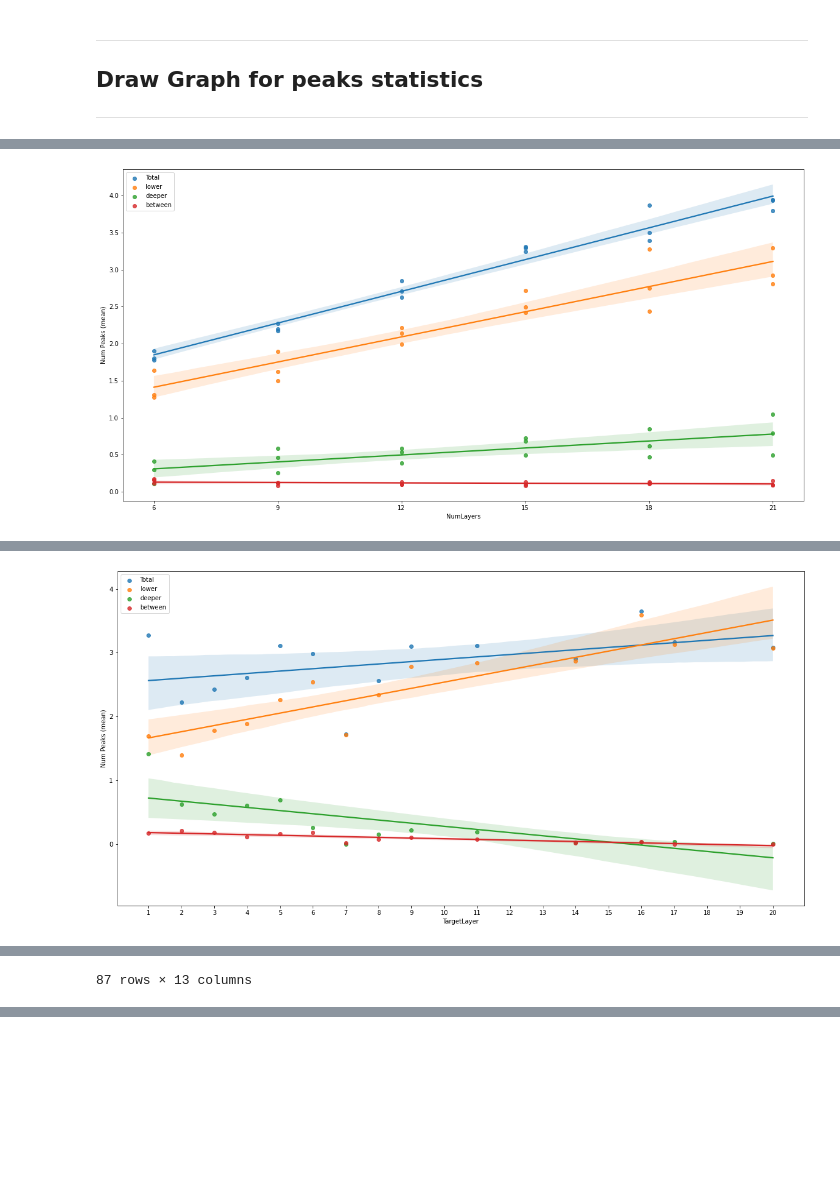
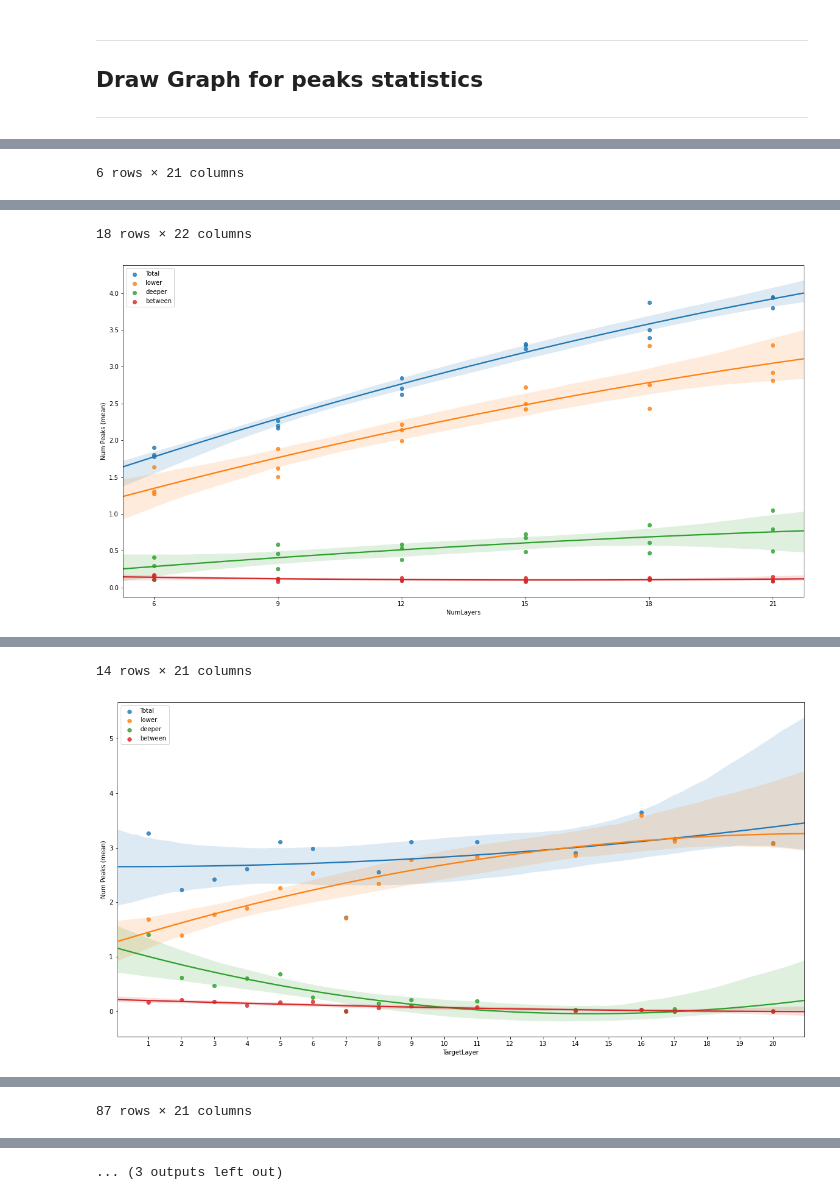
Before and after one commit to visualengineers/reflex-avi2022-results, a Jupyter notebook: code/details.ipynb, the cells around one changed output, grey strips where cells are left out. Cells and saved outputs as stored; diff of their text form; code cells hidden in the pictures; blank space fills up the shorter version.

Commit message:
feature: depth layer distribution
Former-commit-id: b3ce0cdb4b06162d68c789479854818cd14def94

```diff
--- a/code/details.ipynb
+++ b/code/details.ipynb
@@ -461,16 +462,16 @@ savePeaks(result_all)
 peaks = loadPeaks()
 
 # group by layers only
-grouped_layers = peaks.groupby(["NumLayers"])[["Peaks_Total", "Peaks_lower", "Peaks_deeper", "Peaks_between"]].agg(["sum", "count", "mean"]).reset_index()
+grouped_layers = peaks.groupby(["NumLayers"])[["Peaks_Total", "Peaks_lower", "Peaks_deeper", "Peaks_between"]].agg(["sum", "count", "mean", "std", "var"]).reset_index()
 
 display(grouped_layers)
 
 fig_layers = plt.figure(figsize=(20,10))
 
-ax_layers = sns.regplot(x=grouped_layers["NumLayers"], y=grouped_layers["Peaks_Total"]["mean"], label='Total')
-ax_layers = sns.regplot(x=grouped_layers["NumLayers"], y=grouped_layers["Peaks_lower"]["mean"], label='lower')
-ax_layers = sns.regplot(x=grouped_layers["NumLayers"], y=grouped_layers["Peaks_deeper"]["mean"], label='deeper')
-ax_layers = sns.regplot(x=grouped_layers["NumLayers"], y=grouped_layers["Peaks_between"]["mean"], label='between')
+ax_layers = sns.regplot(x=grouped_layers["NumLayers"], y=grouped_layers["Peaks_Total"]["mean"], truncate=False, label='Total')
+ax_layers = sns.regplot(x=grouped_layers["NumLayers"], y=grouped_layers["Peaks_lower"]["mean"], truncate=False, label='lower')
+ax_layers = sns.regplot(x=grouped_layers["NumLayers"], y=grouped_layers["Peaks_deeper"]["mean"], truncate=False, label='deeper')
+ax_layers = sns.regplot(x=grouped_layers["NumLayers"], y=grouped_layers["Peaks_between"]["mean"], truncate=False, label='between')
 
 ax_layers.xaxis.set_major_locator(MultipleLocator(3))
 ax_layers.set_ylabel('Num Peaks (mean)')
@@ -481,16 +482,16 @@ plt.savefig(rf'{export_img}peaks_layer.png')
 plt.show()
 
 # group by layers + mapping
-grouped_mapping = peaks.groupby(["MappingMethod", "NumLayers"])[["Peaks_Total", "Peaks_lower", "Peaks_deeper", "Peaks_between"]].agg(["sum", "count", "mean"]).reset_index()
+grouped_mapping = peaks.groupby(["MappingMethod", "NumLayers"])[["Peaks_Total", "Peaks_lower", "Peaks_deeper", "Peaks_between"]].agg(["sum", "count", "mean", "std", "var"]).reset_index()
 
 display(grouped_mapping)
 
 fig_mapping = plt.figure(figsize=(20,10))
 
-ax_mapping = sns.regplot(x=grouped_mapping["NumLayers"], y=grouped_mapping["Peaks_Total"]["mean"], label='Total')
-ax_mapping = sns.regplot(x=grouped_mapping["NumLayers"], y=grouped_mapping["Peaks_lower"]["mean"], label='lower')
-ax_mapping = sns.regplot(x=grouped_mapping["NumLayers"], y=grouped_mapping["Peaks_deeper"]["mean"], label='deeper')
-ax_mapping = sns.regplot(x=grouped_mapping["NumLayers"], y=grouped_mapping["Peaks_between"]["mean"], label='between')
+ax_mapping = sns.regplot(x=grouped_mapping["NumLayers"], y=grouped_mapping["Peaks_Total"]["mean"], order=2, truncate=False, label='Total')
+ax_mapping = sns.regplot(x=grouped_mapping["NumLayers"], y=grouped_mapping["Peaks_lower"]["mean"], order=2, truncate=False, label='lower')
+ax_mapping = sns.regplot(x=grouped_mapping["NumLayers"], y=grouped_mapping["Peaks_deeper"]["mean"], order=2, truncate=False, label='deeper')
+ax_mapping = sns.regplot(x=grouped_mapping["NumLayers"], y=grouped_mapping["Peaks_between"]["mean"], order=2, truncate=False, label='between')
 
 ax_mapping.xaxis.set_major_locator(MultipleLocator(3))
 ax_mapping.set_ylabel('Num Peaks (mean)')
@@ -501,16 +502,16 @@ plt.savefig(rf'{export_img}peaks_layer_mapping.png')
 plt.show()
 
 # group by target Layer
-grouped_targetLayer = peaks.groupby(["TargetLayer"])[["Peaks_Total", "Peaks_lower", "Peaks_deeper", "Peaks_between"]].agg(["sum", "count", "mean"]).reset_index()
+grouped_targetLayer = peaks.groupby(["TargetLayer"])[["Peaks_Total", "Peaks_lower", "Peaks_deeper", "Peaks_between"]].agg(["sum", "count", "mean", "std", "var"]).reset_index()
 
 display(grouped_targetLayer)
 
 fig_targetLayer = plt.figure(figsize=(20,10))
 
-ax_targetLayer = sns.regplot(x=grouped_targetLayer["TargetLayer"], y=grouped_targetLayer["Peaks_Total"]["mean"], label='Total')
-ax_targetLayer = sns.regplot(x=grouped_targetLayer["TargetLayer"], y=grouped_targetLayer["Peaks_lower"]["mean"], label='lower')
-ax_targetLayer = sns.regplot(x=grouped_targetLayer["TargetLayer"], y=grouped_targetLayer["Peaks_deeper"]["mean"], label='deeper')
-ax_targetLayer = sns.regplot(x=grouped_targetLayer["TargetLayer"], y=grouped_targetLayer["Peaks_between"]["mean"], label='between')
+ax_targetLayer = sns.regplot(x=grouped_targetLayer["TargetLayer"], y=grouped_targetLayer["Peaks_Total"]["mean"], order=2, truncate=False, label='Total')
+ax_targetLayer = sns.regplot(x=grouped_targetLayer["TargetLayer"], y=grouped_targetLayer["Peaks_lower"]["mean"], order=2, truncate=False, label='lower')
+ax_targetLayer = sns.regplot(x=grouped_targetLayer["TargetLayer"], y=grouped_targetLayer["Peaks_deeper"]["mean"], order=2, truncate=False, label='deeper')
+ax_targetLayer = sns.regplot(x=grouped_targetLayer["TargetLayer"], y=grouped_targetLayer["Peaks_between"]["mean"], order=2, truncate=False, label='between')
 
 ax_targetLayer.xaxis.set_major_locator(MultipleLocator(1))
 ax_targetLayer.set_ylabel('Num Peaks (mean)')
@@ -521,22 +522,44 @@ plt.savefig(rf'{export_img}peaks_targetLayer.png')
 plt.show()
 
 # group by target depth (middle of target layer)
-grouped_targetDepth = peaks.groupby(["TargetDepth"])[["Peaks_Total", "Peaks_lower", "Peaks_deeper", "Peaks_between"]].agg(["sum", "count", "mean"]).reset_index()
+grouped_targetDepth = peaks.groupby(["TargetDepth"])[["Peaks_Total", "Peaks_lower", "Peaks_deeper", "Peaks_between"]].agg(["sum", "count", "mean", "std", "var"]).reset_index()
 
-display(grouped_target)
+display(grouped_targetDepth)
 
 fig_targetDepth = plt.figure(figsize=(20,10))
 
-ax_targetDepth = sns.regplot(x=grouped_targetDepth["TargetDepth"]*-1, y=grouped_targetDepth["Peaks_Total"]["mean"], label='Total')
-ax_targetDepth = sns.regplot(x=grouped_targetDepth["TargetDepth"]*-1, y=grouped_targetDepth["Peaks_lower"]["mean"], label='lower')
-ax_targetDepth = sns.regplot(x=grouped_targetDepth["TargetDepth"]*-1, y=grouped_targetDepth["Peaks_deeper"]["mean"], label='deeper')
-ax_targetDepth = sns.regplot(x=grouped_targetDepth["TargetDepth"]*-1, y=grouped_targetDepth["Peaks_between"]["mean"], label='between')
+ax_targetDepth = sns.regplot(x=grouped_targetDepth["TargetDepth"]*-1, y=grouped_targetDepth["Peaks_Total"]["mean"], order=2, truncate=False, label='Total')
+ax_targetDepth = sns.regplot(x=grouped_targetDepth["TargetDepth"]*-1, y=grouped_targetDepth["Peaks_lower"]["mean"], order=2, truncate=False, label='lower')
+ax_targetDepth = sns.regplot(x=grouped_targetDepth["TargetDepth"]*-1, y=grouped_targetDepth["Peaks_deeper"]["mean"], order=2, truncate=False, label='deeper')
+ax_targetDepth = sns.regplot(x=grouped_targetDepth["TargetDepth"]*-1, y=grouped_targetDepth["Peaks_between"]["mean"], order=2, truncate=False, label='between')
 
-ax_targetDepth.xaxis.set_major_locator(MultipleLocator(1))
+ax_targetDepth.xaxis.set_major_locator(MultipleLocator(0.1))
 ax_targetDepth.set_ylabel('Num Peaks (mean)')
 
 ax_targetDepth.legend(loc='upper left')
 
 plt.savefig(rf'{export_img}peaks_targetDepth.png')
 plt.show()
+
+
+# group by relative target
+
+grouped_targetRelative = peaks.groupby(["TargetLayer_Relative"])[["Peaks_Total", "Peaks_lower", "Peaks_deeper", "Peaks_between"]].agg(["sum", "count", "mean", "std", "var"]).reset_index()
+
+display(grouped_targetRelative)
+
+fig_targetRelative = plt.figure(figsize=(20,10))
+
+ax_targetRelative = sns.regplot(x=grouped_targetRelative["TargetLayer_Relative"], y=grouped_targetRelative["Peaks_Total"]["mean"], order=2, truncate=False, label='Total')
+ax_targetRelative = sns.regplot(x=grouped_targetRelative["TargetLayer_Relative"], y=grouped_targetRelative["Peaks_lower"]["mean"], order=2, truncate=False, label='lower')
+ax_targetRelative = sns.regplot(x=grouped_targetRelative["TargetLayer_Relative"], y=grouped_targetRelative["Peaks_deeper"]["mean"], order=2, truncate=False, label='deeper')
+ax_targetRelative = sns.regplot(x=grouped_targetRelative["TargetLayer_Relative"], y=grouped_targetRelative["Peaks_between"]["mean"], order=2, truncate=False, label='between')
+
+ax_targetRelative.xaxis.set_major_locator(MultipleLocator(0.1))
+ax_targetRelative.set_ylabel('Num Peaks (mean)')
+
+ax_targetRelative.legend(loc='upper left')
+
+plt.savefig(rf'{export_img}peaks_targetRelative.png')
+plt.show()
 # %% [output]
@@ -550,0 +574 @@ plt.show()
+6 rows × 21 columns
@@ -570 +594,2 @@ plt.show()
+18 rows × 22 columns
-[figure, old version]
+[figure, new version]
@@ -587 +612,2 @@ plt.show()
+14 rows × 21 columns
-[figure, old version]
+[figure, new version]
@@ -601 +627 @@ plt.show()
-87 rows × 13 columns
+87 rows × 21 columns
@@ -602,0 +629 @@ plt.show()
+... (3 outputs left out)
```
Also changed, not shown: parts of 4 cells of this notebook, 6 other files.
